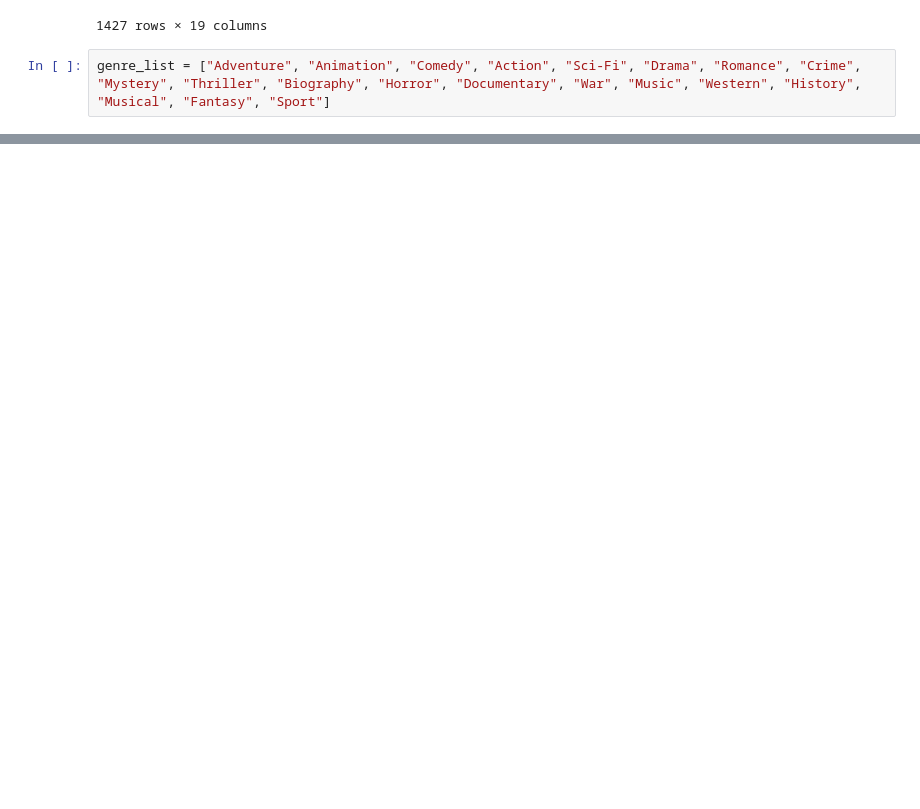
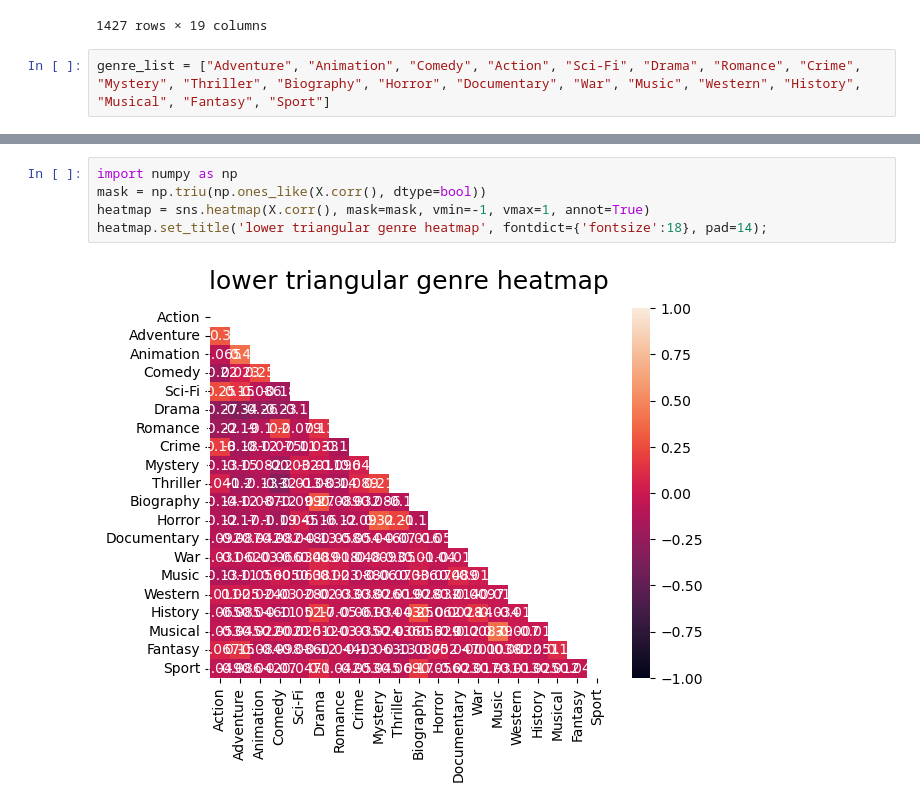
Before and after one commit to Keys2610/dsc-phase-2-project-v3, a Jupyter notebook: Noahworkspace.ipynb, the cells around one changed output, grey strips where cells are left out. Saved outputs shown, nothing was run; the diff lists cells and outputs as text; blank space fills up the shorter version.

```diff
--- a/Noahworkspace.ipynb
+++ b/Noahworkspace.ipynb
@@ -54,0 +174,7 @@ merged_df
+# %%
+import numpy as np
+mask = np.triu(np.ones_like(X.corr(), dtype=bool))
+heatmap = sns.heatmap(X.corr(), mask=mask, vmin=-1, vmax=1, annot=True)
+heatmap.set_title('lower triangular genre heatmap', fontdict={'fontsize':18}, pad=14);
+# %% [output]
+[figure, added]
```
Also changed, not shown: parts of 17 cells of this notebook.
